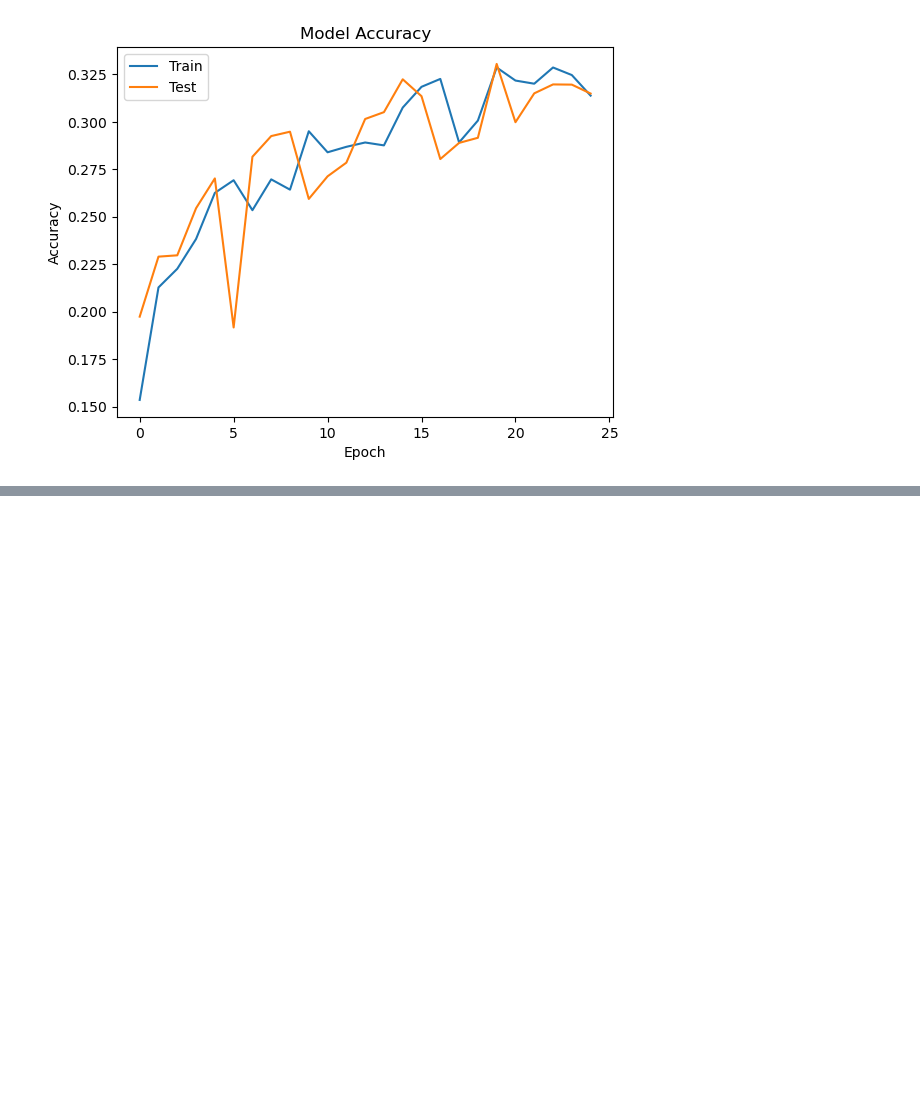
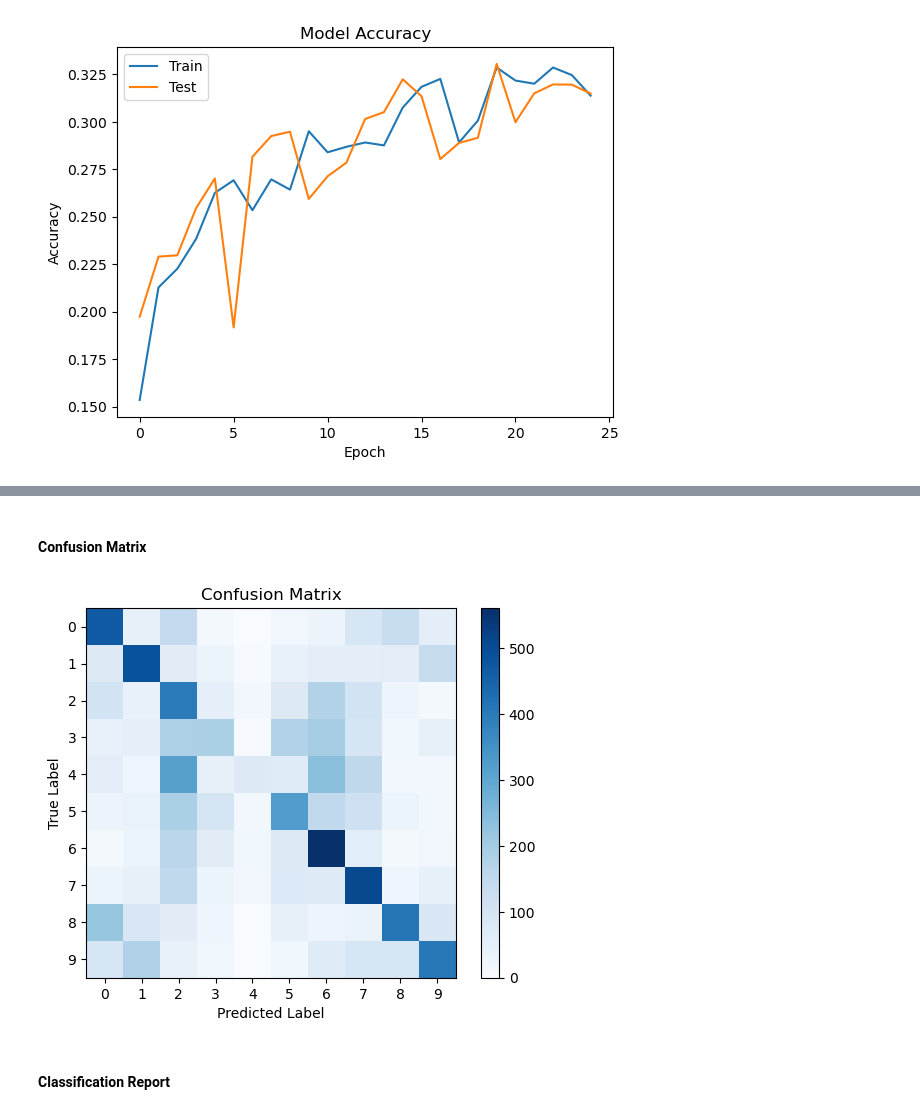
Before and after one commit to bkuriach/AIT-401-deep-learning, a Jupyter notebook: src/lab_5_Neural_Networks/CIFAR_10_classification_NN.ipynb, the cells around one changed output, grey strips where cells are left out. Cells and saved outputs as stored; diff of their text form; code cells hidden in the pictures; blank space fills up the shorter version.

```diff
--- a/src/lab_5_Neural_Networks/CIFAR_10_classification_NN.ipynb
+++ b/src/lab_5_Neural_Networks/CIFAR_10_classification_NN.ipynb
@@ -123,0 +171,4 @@ plt.show()
+# %%
+# Get the true labels and predicted labels for the test dataset
+true_labels = np.concatenate([y for x, y in zip(x_test,y_test)], axis=0)
+predicted_labels = np.argmax(model.predict(x_test), axis=-1)
@@ -123,0 +177,19 @@ plt.show()
+# %% [markdown]
+#### Confusion Matrix
+# %%
+# Generate the confusion matrix
+cm = confusion_matrix(true_labels, predicted_labels)
+
+# Plot the confusion matrix
+plt.imshow(cm, cmap=plt.cm.Blues)
+plt.title('Confusion Matrix')
+plt.colorbar()
+plt.xlabel('Predicted Label')
+plt.ylabel('True Label')
+plt.xticks(np.arange(10))
+plt.yticks(np.arange(10))
+plt.show()
+# %% [output]
+[figure, added]
+# %% [markdown]
+#### Classification Report
```
Also changed, not shown: parts of 13 cells of this notebook, 1 other file.
